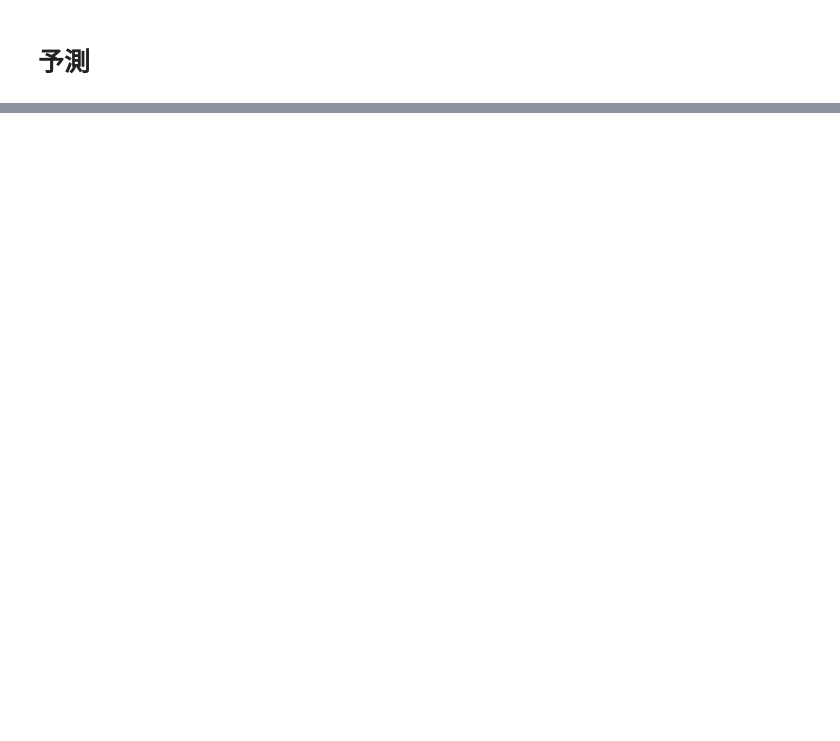
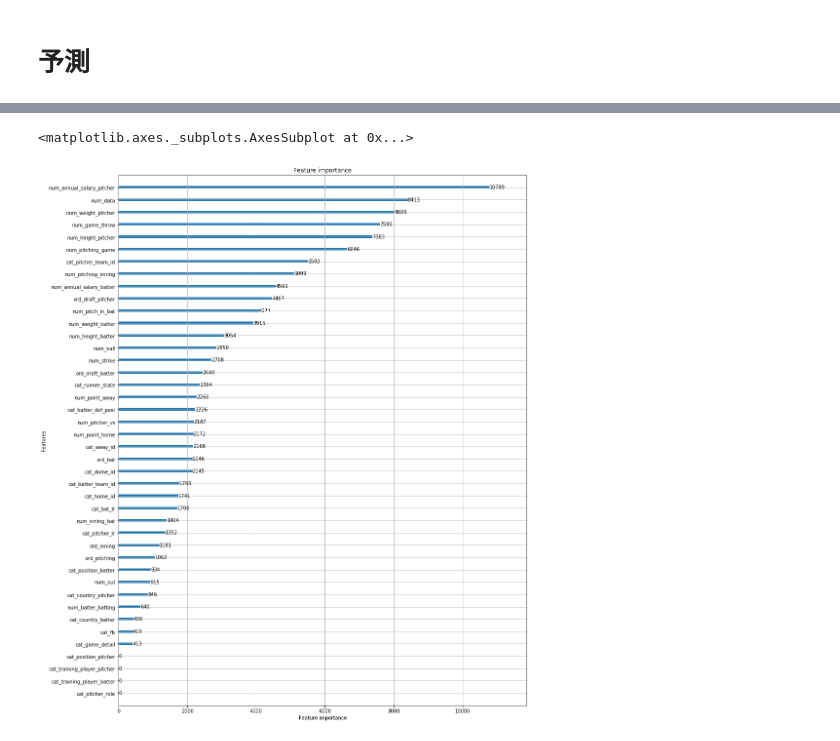
Before and after one commit to taka-kawa/signate_hiroshima_bb, a Jupyter notebook: ball_type/v4.ipynb, the cells around one changed output, grey strips where cells are left out. Saved outputs shown, nothing was run; the diff lists cells and outputs as text; code cells hidden in the pictures; blank space fills up the shorter version.

Commit message:
importance

```diff
--- a/ball_type/v4.ipynb
+++ b/ball_type/v4.ipynb
@@ -70,8 +70,9 @@ cnvrt = preprocess.Converter()
 df_tr = cnvrt.convert_df(df_tr_pitch, df_tr_player)
 # %%
 features = []
+remove = []
 for x in df_tr.keys():
-    if re.match(r"^num_|^ord_|^cat_", x) is not None:
+    if re.match(r"^num_|^ord_|^cat_", x) is not None and x not in remove:
         features.append(x)
 features
 # %% [output]
@@ -193,0 +228,5 @@ df_submit.to_csv("submits/v4.csv", index=False, header=False)
+# %%
+lgb.plot_importance(models[0], figsize=(15,20), ignore_zero=False)
+# %% [output]
+<matplotlib.axes._subplots.AxesSubplot at 0x...>
+[figure, added]
```
Also changed, not shown: parts of 7 cells of this notebook.
